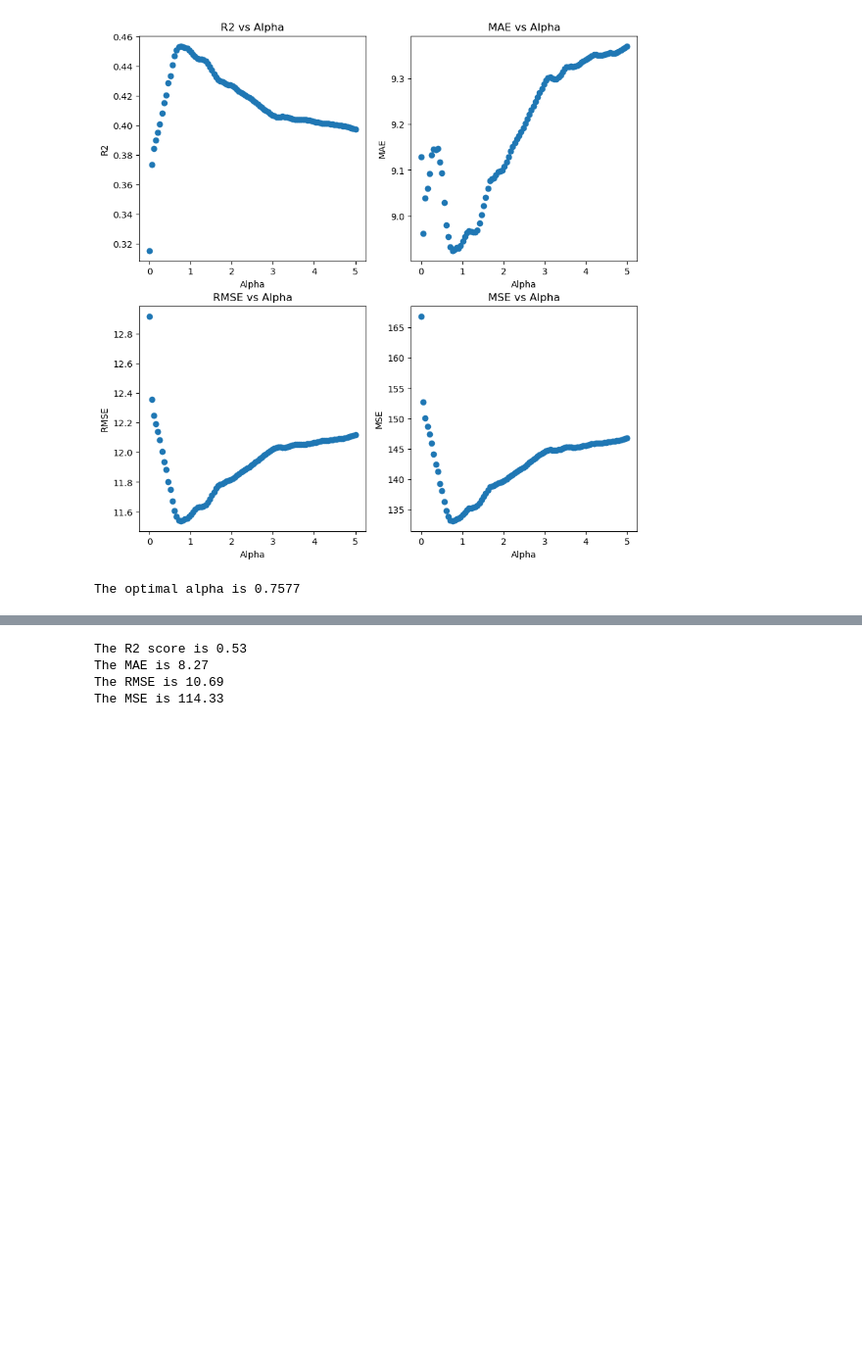
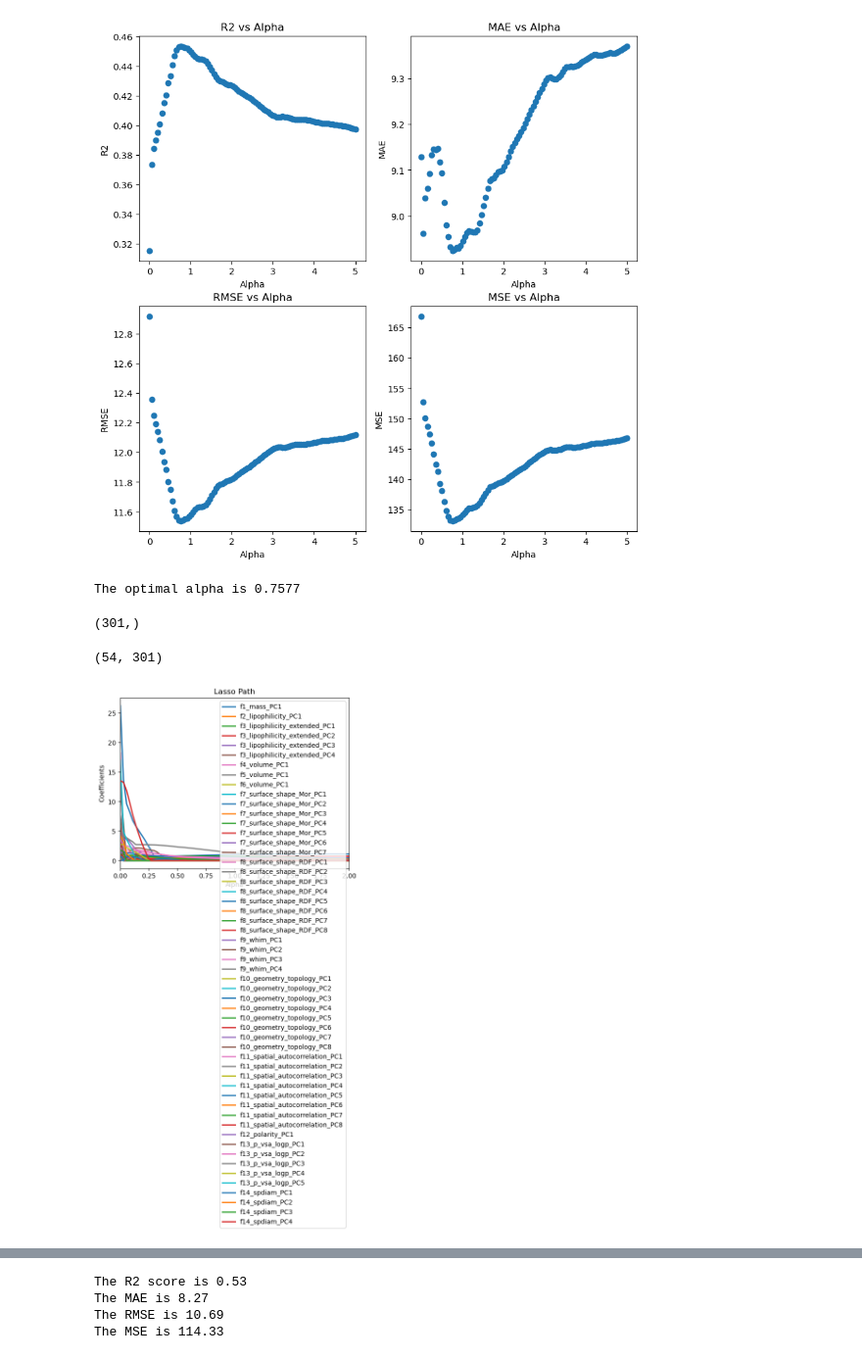
Before and after one commit to kiriyevskykiril/ai-program-2026, a Jupyter notebook: project_1/regression_for_Imax.ipynb, the cells around one changed output, grey strips where cells are left out. Shown at 98% size. Saved outputs shown, nothing was run; the diff lists cells and outputs as text; code cells hidden in the pictures; blank space fills up the shorter version.

```diff
--- a/project_1/regression_for_Imax.ipynb
+++ b/project_1/regression_for_Imax.ipynb
@@ -149,0 +154,18 @@ The optimal alpha is 0.7577
+# %%
+alphasPath.shape
+# %% [output]
+(301,)
+# %%
+coefsPath.shape
+# %% [output]
+(54, 301)
+# %%
+plt.plot(alphasPath, np.abs(coefsPath.T), lw = 2, label = features_df.loc[:, "f1_mass_PC1":].columns.to_list())
+plt.xlim(0, 2)
+plt.xlabel('Alpha')
+plt.ylabel('Coefficients')
+plt.title('Lasso Path')
+plt.legend(loc = 'upper right')
+plt.show()
+# %% [output]
+[figure, added]
```
Also changed, not shown: parts of 5 cells of this notebook.
